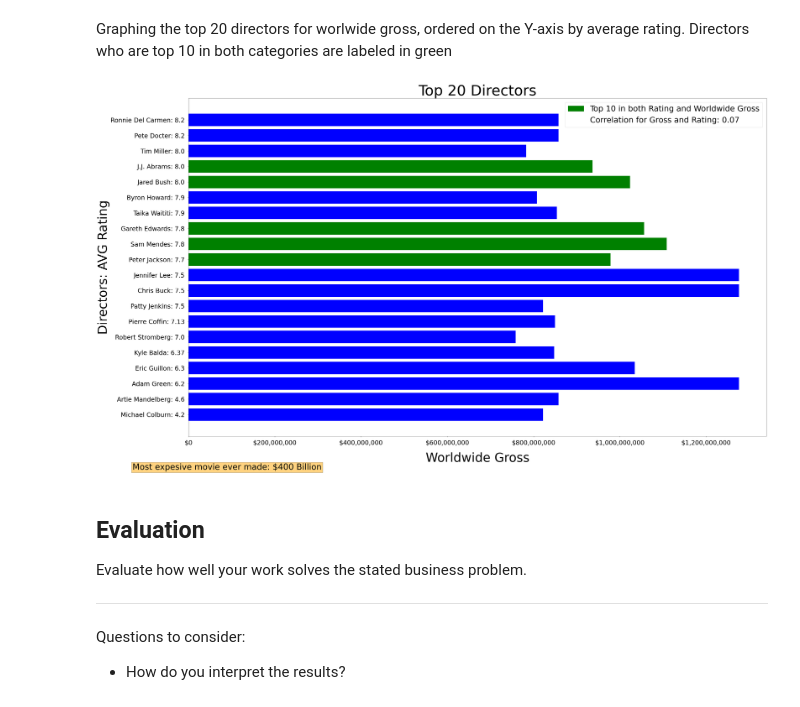
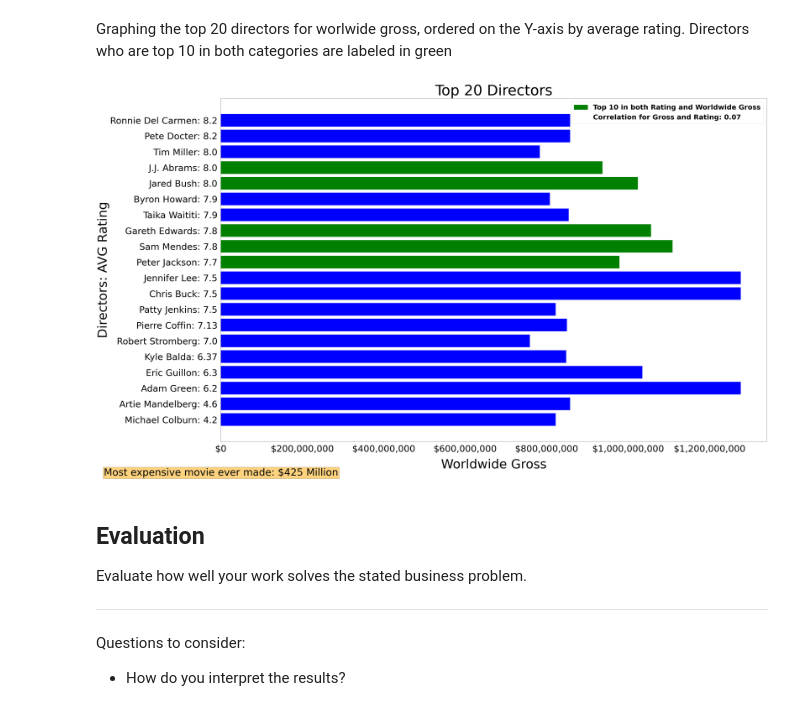
Before and after one commit to zach-hanly/microsoft_movie_project, a Jupyter notebook: zach/dsc-phase1-project-template.ipynb, the cells around one changed output. Cells and saved outputs as stored; diff of their text form; code cells hidden in the pictures.

Commit message:
updated graph

```diff
--- a/zach/dsc-phase1-project-template.ipynb
+++ b/zach/dsc-phase1-project-template.ipynb
@@ -144,41 +144,42 @@ Correlation between average worldwide gross and average rating for the top 20 di
 # %% [markdown]
 Graphing the top 20 directors for worlwide gross, ordered on the Y-axis by average rating. Directors who are top 10 in both categories are labeled in green
 # %%
-fig, ax = plt.subplots(figsize=(50,30))
+fig, ax = plt.subplots(figsize=(60,35))
+plt.subplots_adjust(left=0.2)
 
 # create list of bar color codes
 bin_colors = ['b' if x not in top_directors else 'g' for x in top20_dir_by_rating.index]
 
 # Bar chart
 ax.barh(names_with_rating, gross, color=bin_colors)
-ax.set_title('Top 20 Directors', size=70)
+ax.set_title('Top 20 Directors', size=80)
 
 # Y-axis
-ax.set_ylabel('Directors: AVG Rating', size=60)
+ax.set_ylabel('Directors: AVG Rating', size=70)
 ax.set_yticks(list(range(0,20)))
-ax.set_yticklabels(names_with_rating, size=30)
+ax.set_yticklabels(names_with_rating, size=50)
 
 # X-axis
-ax.set_xlabel('Worldwide Gross', size=60)
+ax.set_xlabel('Worldwide Gross', size=70)
 ax.xaxis.labelpad = 30
 x_ticks = [0,200000000, 400000000, 600000000, 800000000, 1000000000, 1200000000]
 x_lables = ['$0', '$200,000,000', '$400,000,000', '$600,000,000', \
             '$800,000,000', '$1,000,000,000', '$1,200,000,000']
 ax.set_xticks(x_ticks)
-ax.set_xticklabels(x_lables, size=30)
+ax.set_xticklabels(x_lables, size=50)
 ax.tick_params(axis='both', which='major', pad=15)
 
 # Legend
 green_patch = mpatches.Patch(color='green', label='Top 10 in both Rating and Worldwide Gross')
 corr_patch = mpatches.Patch(color='None',label=f'Correlation for Gross and Rating: {corr}')
-plt.legend(handles=[green_patch, corr_patch], prop={'size': 38}, loc='upper right')
+plt.legend(handles=[green_patch, corr_patch], prop={'size': 38, 'weight': 'bold'}, loc='upper right')
 
 # footnote
 bbox_ = {"facecolor":"orange", "alpha":0.5, "pad":5}
-plt.figtext(0.05, 0.05, "Most expesive movie ever made: $400 Billion", ha="left", fontsize=40, bbox=bbox_);
+plt.figtext(0.05, 0.05, "Most expensive movie ever made: $425 Million", ha="left", fontsize=55, bbox=bbox_);
 plt.savefig('top_directors.png')
 # %% [output]
-[figure, old version]
+[figure, new version]
 # %% [markdown]
 ## Evaluation
 Evaluate how well your work solves the stated business problem.
```
Also changed, not shown: 2 other files.
